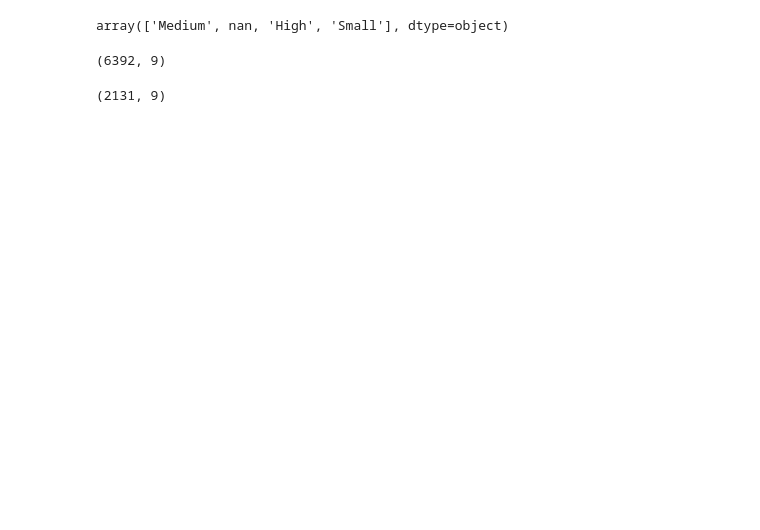
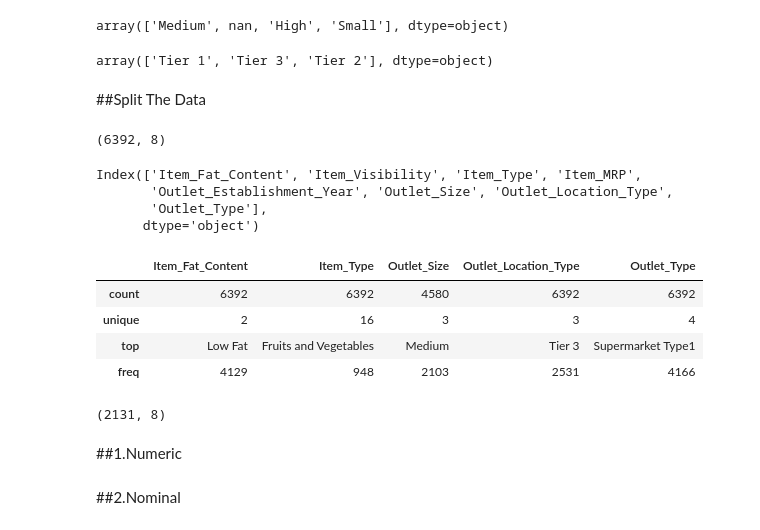
Before and after one commit to RosaR02/Project-1---part-1, a Jupyter notebook: SalesPredictionV.ipynb, the cells around one changed output. Drawn from its saved outputs; the diff is of its cells as text; code cells hidden in the pictures; blank space fills up the shorter version.

```diff
--- a/SalesPredictionV.ipynb
+++ b/SalesPredictionV.ipynb
@@ -111,0 +209,2 @@ df['Item_Outlet_Sales'].isna().sum()
+# %%
+df.replace({'LF':'Low Fat', 'reg': 'Regular','low fat': 'Low Fat'}, inplace = True)
@@ -142,14 +285,35 @@ ord_tuple = (ord_pipe, ord_cols)
+# %%
+df['Outlet_Location_Type'].unique()
+# %% [output]
+array(['Tier 1', 'Tier 3', 'Tier 2'], dtype=object)
+# %% [markdown]
+##Split The Data
 # %%
 # split X and y, we are predicting future sales
-X = df.drop(columns=['Item_Identifier', 'Outlet_Identifier', 'Item_Outlet_Sales'])
+X = df.drop(columns=['Item_Identifier', 'Outlet_Identifier', 'Item_Weight', 'Item_Outlet_Sales'])
 y = df['Item_Outlet_Sales']
 # split training and test
 X_train, X_test, y_train, y_test = train_test_split(X, y, random_state=42)
 # %%
 X_train.shape
 # %% [output]
-(6392, 9)
+(6392, 8)
+# %%
+X_train.columns
+# %% [output]
+Index(['Item_Fat_Content', 'Item_Visibility', 'Item_Type', 'Item_MRP',
+       'Outlet_Establishment_Year', 'Outlet_Size', 'Outlet_Location_Type',
+       'Outlet_Type'],
+      dtype='object')
+# %%
+X_train.describe(include='object')
+# %% [output]
+|  | Item_Fat_Content | Item_Type | Outlet_Size | Outlet_Location_Type | Outlet_Type |
+| count | 6392 | 6392 | 4580 | 6392 | 6392 |
+| unique | 2 | 16 | 3 | 3 | 4 |
+| top | Low Fat | Fruits and Vegetables | Medium | Tier 3 | Supermarket Type1 |
+| freq | 4129 | 948 | 2103 | 2531 | 4166 |
 # %%
 X_test.shape
 # %% [output]
-(2131, 9)
+(2131, 8)
@@ -158,3 +320,5 @@ X_test.shape
+# %% [markdown]
+##1.Numeric
 # %%
 # Transformers
 mean_imputer = SimpleImputer(strategy='mean')
@@ -168,3 +332,5 @@ num_selector = make_column_selector(dtype_include='number')
 
 # Tuple
 num_tuple = (num_pipe, num_selector)
+# %% [markdown]
+##2.Nominal
```
Also changed, not shown: parts of 49 cells of this notebook.
